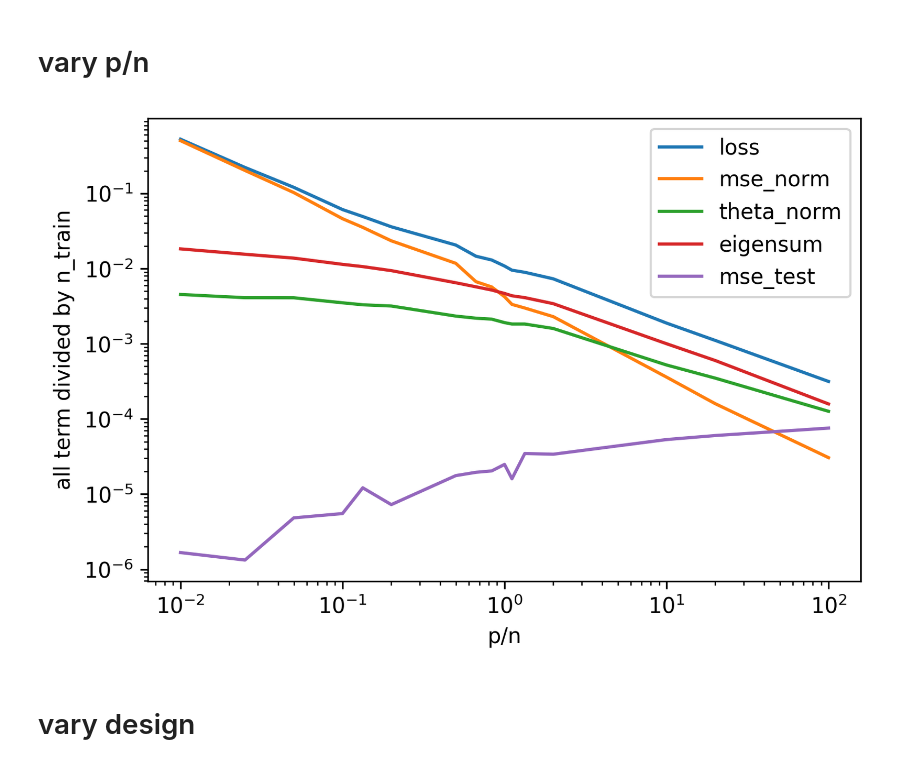
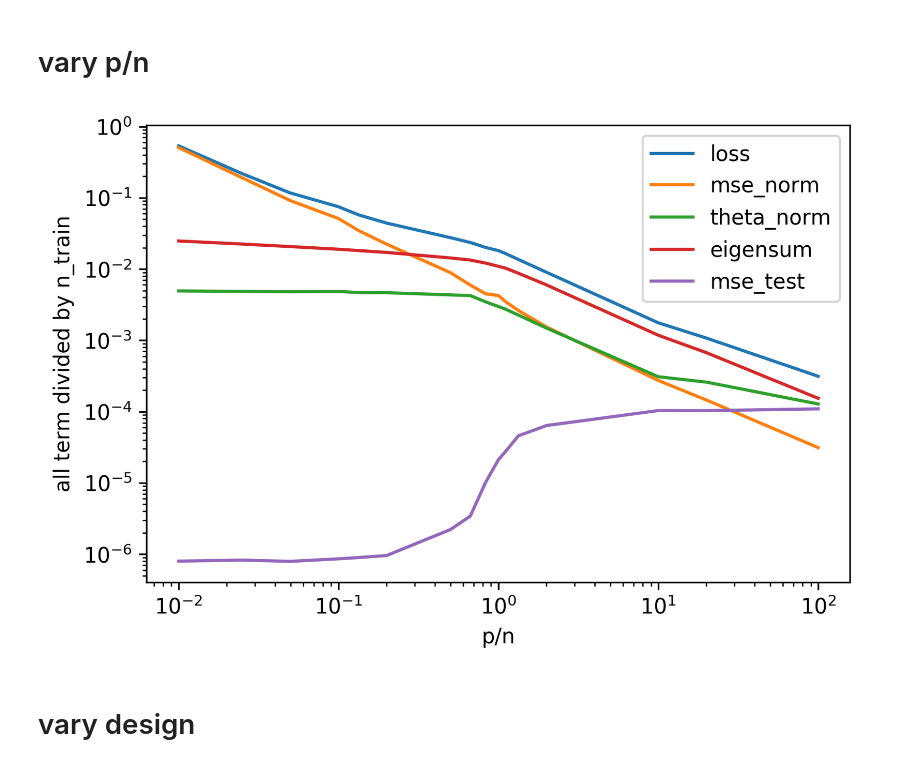
Before and after one commit to csinva/mdl-complexity, a Jupyter notebook: analyze_simple.ipynb, the cells around one changed output. Cells and saved outputs as stored; diff of their text form; code cells hidden in the pictures.

```diff
--- a/analyze_simple.ipynb
+++ b/analyze_simple.ipynb
@@ -31,7 +31,7 @@ class p:
     dset = 'gaussian' # gaussian
     beta_type = 'gaussian' # one_hot
     beta_norm = 1
-    iid = 'decay' # 'iid', 'clustered', 'spike', decay
+    iid = 'iid' # 'iid', 'clustered', 'spike', decay
     dset_num = 1 # only matters for pmlb
     dset_name = ''
     reg_param = -1.0 # -1 use csv
@@ -93,26 +93,31 @@ for i, n_train_over_num_features in tqdm(enumerate(n_train_over_num_features_lis
     r = add_results(p, r)
 
 r['loss_val'] = r['mse_norm'] + r['theta_norm'] + r['eigensum']
+# %%
+r['n_train_over_num_features_list'] = n_train_over_num_features_list
+r['num_features'] = p.num_features
+pkl.dump(r, open('iid_comp.pkl', 'wb'))
 # %%
-def plot_p_n(r)
+def plot_p_n(r):
     plt.figure(dpi=300)
     def norm(x):
         return x / n_train_over_num_features / p.num_features
     plt.plot(1/n_train_over_num_features_list, norm(r['loss_val']), label='loss')
     plt.plot(1/n_train_over_num_features_list, norm(r['mse_norm']), label='mse_norm')
     plt.plot(1/n_train_over_num_features_list, norm(r['theta_norm']), label='theta_norm')
     plt.plot(1/n_train_over_num_features_list, norm(r['eigensum']), label='eigensum')
     plt.plot(1/n_train_over_num_features_list, norm(r['mse_test']), label='mse_test')
     plt.xscale('log')
     plt.yscale('log')
     plt.xlabel('p/n')
     plt.ylabel('all term divided by n_train')
     plt.legend()
-    plt.show()
+
 
 plot_p_n(r)
+plt.show()
 # %% [output]
-[figure, old version]
+[figure, new version]
 # %% [markdown]
 # vary design
 # %%
```
Also changed, not shown: parts of 3 cells of this notebook, 2 other files.
